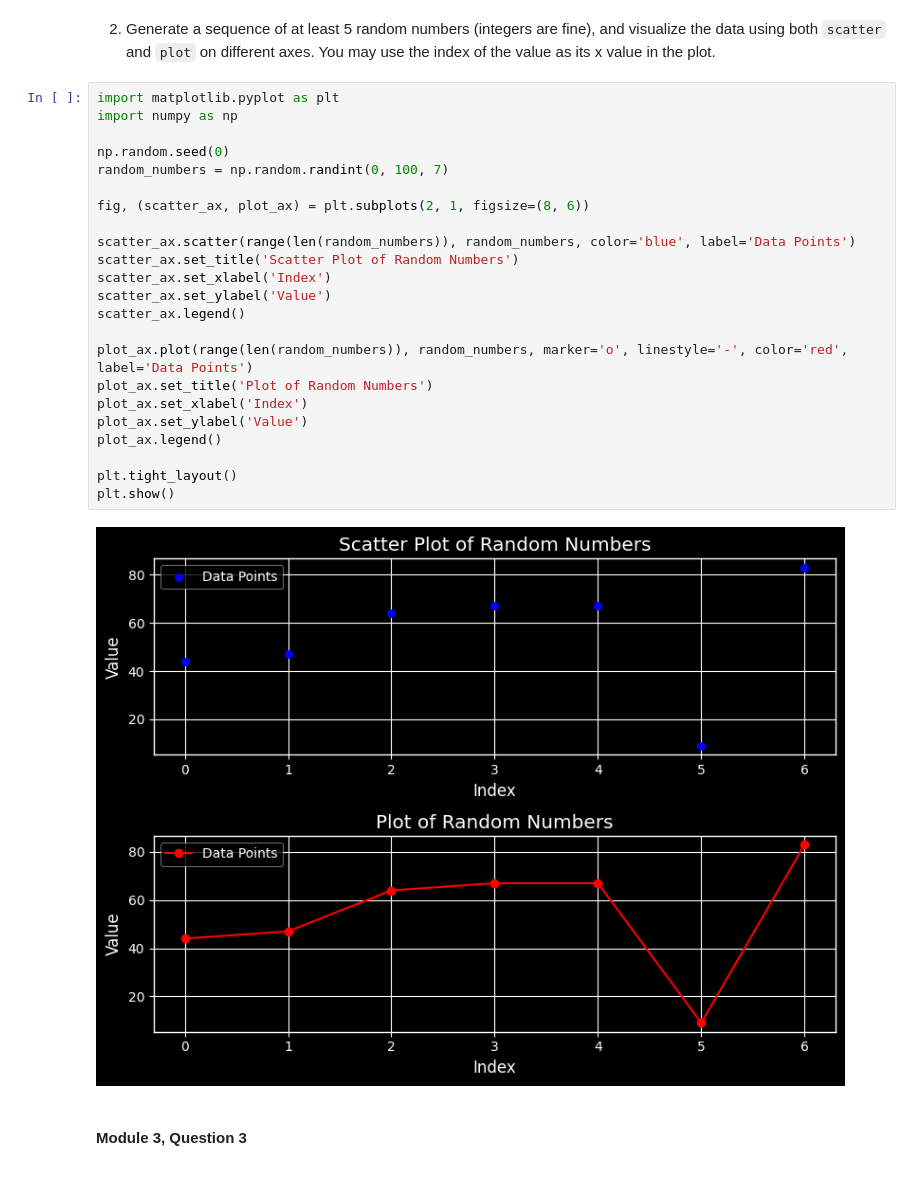
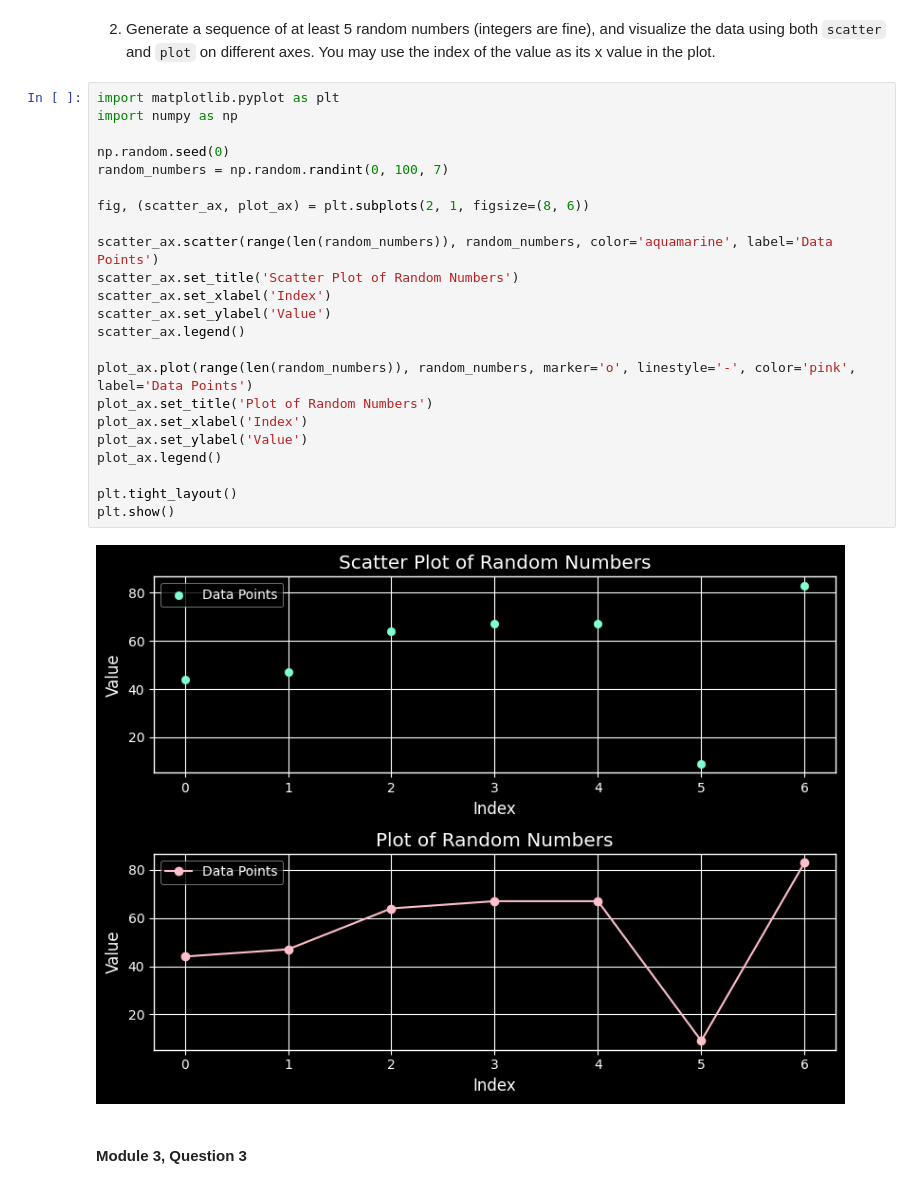
Before and after one commit to Bambee26/CSIS44620_Module3, a Jupyter notebook: pyplot.ipynb, the cells around one changed output. Saved outputs shown, nothing was run; the diff lists cells and outputs as text.

```diff
--- a/pyplot.ipynb
+++ b/pyplot.ipynb
@@ -50,28 +50,28 @@ plt.show()
 # %%
 import matplotlib.pyplot as plt
 import numpy as np
 
 np.random.seed(0)
 random_numbers = np.random.randint(0, 100, 7)
 
 fig, (scatter_ax, plot_ax) = plt.subplots(2, 1, figsize=(8, 6))
 
-scatter_ax.scatter(range(len(random_numbers)), random_numbers, color='blue', label='Data Points')
+scatter_ax.scatter(range(len(random_numbers)), random_numbers, color='aquamarine', label='Data Points')
 scatter_ax.set_title('Scatter Plot of Random Numbers')
 scatter_ax.set_xlabel('Index')
 scatter_ax.set_ylabel('Value')
 scatter_ax.legend()
 
-plot_ax.plot(range(len(random_numbers)), random_numbers, marker='o', linestyle='-', color='red', label='Data Points')
+plot_ax.plot(range(len(random_numbers)), random_numbers, marker='o', linestyle='-', color='pink', label='Data Points')
 plot_ax.set_title('Plot of Random Numbers')
 plot_ax.set_xlabel('Index')
 plot_ax.set_ylabel('Value')
 plot_ax.legend()
 
 plt.tight_layout()
 plt.show()
 # %% [output]
-[figure, old version]
+[figure, new version]
 # %% [markdown]
 #### Module 3, Question 3
 # %% [markdown]
```
Also changed, not shown: parts of 2 cells of this notebook.
